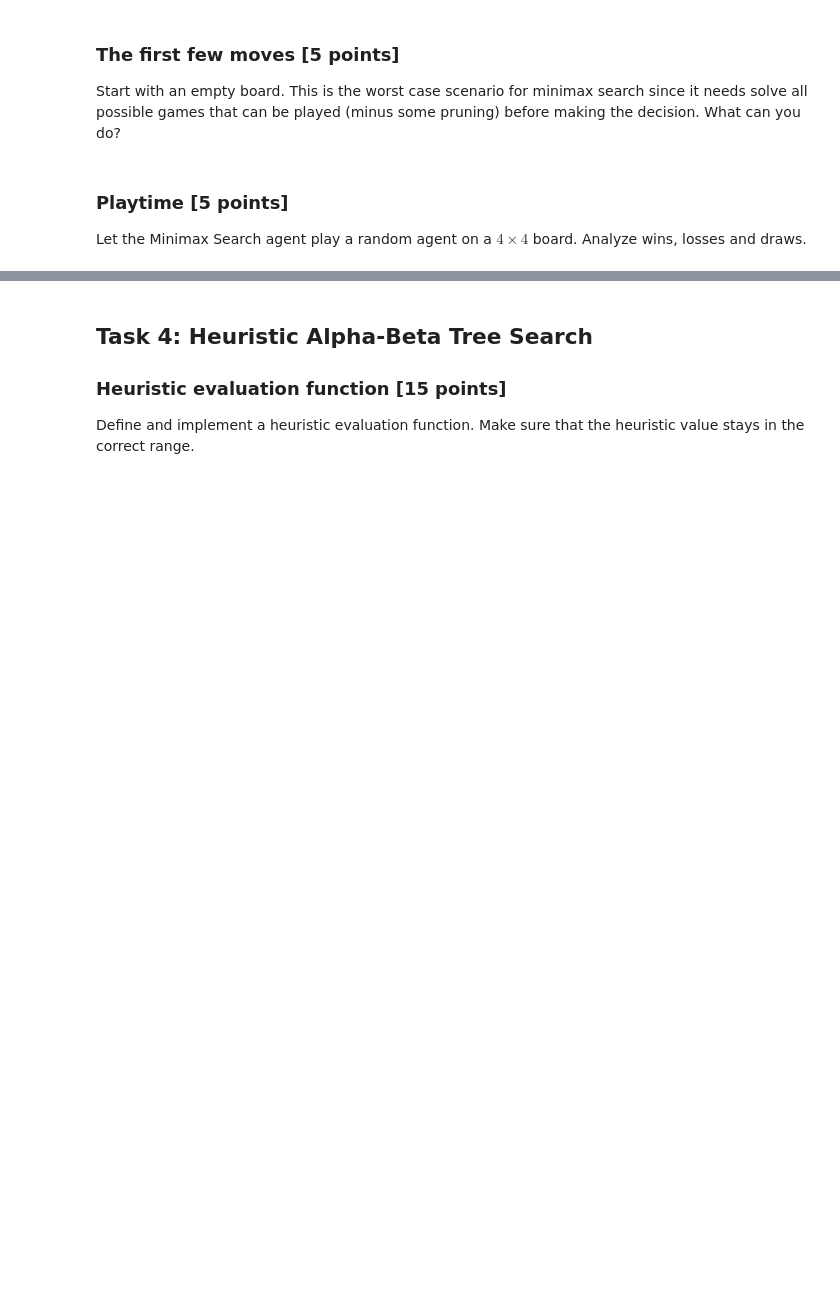
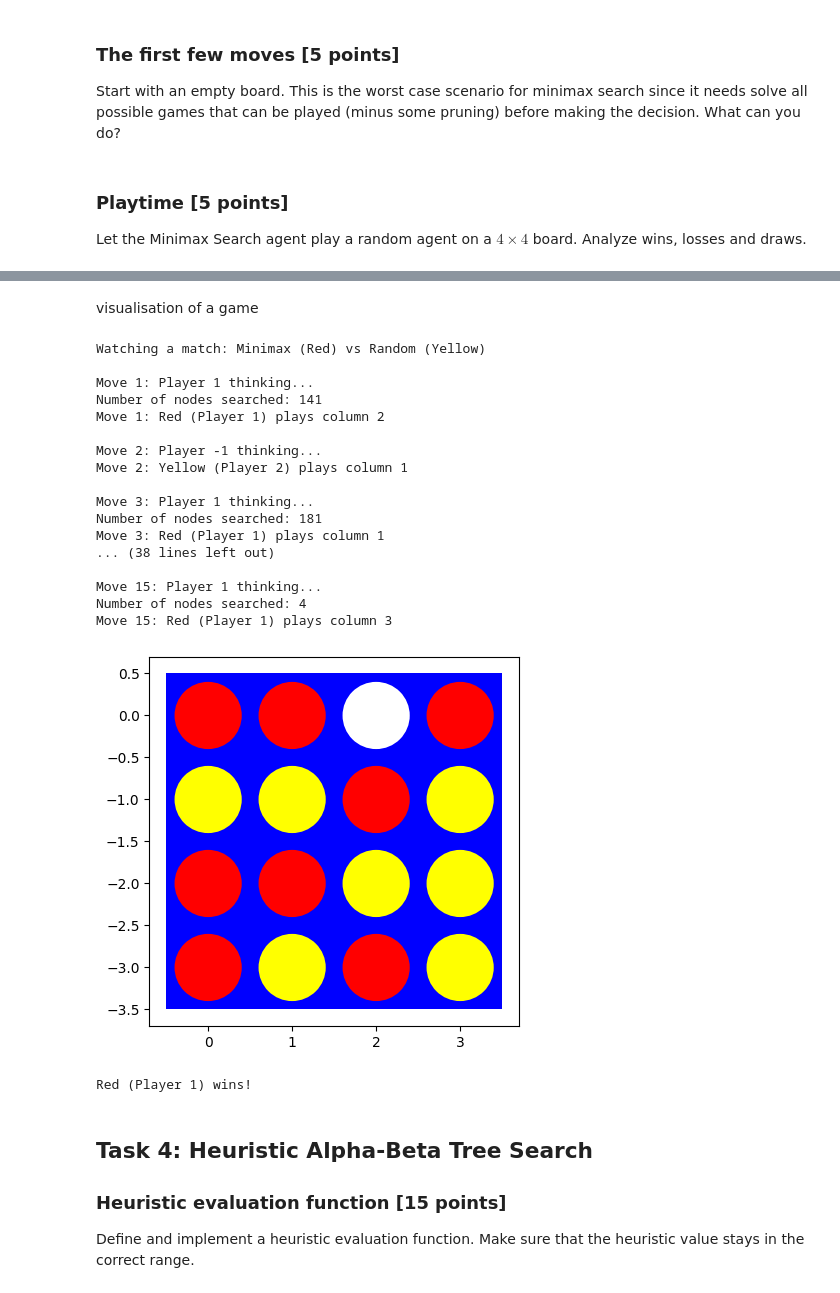
Before and after one commit to alonsogrj/Connect4_AI, a Jupyter notebook: assignment_connect4.ipynb, the cells around one changed output, grey strips where cells are left out. Saved outputs shown, nothing was run; the diff lists cells and outputs as text; code cells hidden in the pictures; blank space fills up the shorter version.

Commit message:
Updated Connect 4 implementation with game logic and AI

```diff
--- a/assignment_connect4.ipynb
+++ b/assignment_connect4.ipynb
@@ -165,3 +972,75 @@ Let the Minimax Search agent play a random agent on a $4 \times 4$ board. Analyz
+# %% [markdown]
+visualisation of a game
+# %%
+def watch_match(player1, player2, board_shape=(6, 7), delay=1.0):
+    import time
+
+    # Initialize the board
+    board = np.zeros(board_shape, dtype=int)
+
+
+    # Current player (1 for player1, -1 for player2)
+    current_player = 1
+    move_number = 1
+
+    # Game loop
+    while not terminal(board):
+        print(f"\nMove {move_number}: Player {current_player} thinking...")
+
+        # Get the current player's move
+        if current_player == 1:
+            action = player1(board, current_player)
+            player_name = "Red (Player 1)"
+        else:
+            action = player2(board, current_player)
+            player_name = "Yellow (Player 2)"
+
+        # Apply the move
+        board = result(board, current_player, action)
+
+        # Display the move and updated board
+        print(f"Move {move_number}: {player_name} plays column {action}")
+
+        # Switch players
+        current_player = -current_player
+        move_number += 1
+
+        # Add delay to make it easier to follow
+        time.sleep(delay)
+    visualize(board)
+    # Determine and announce the winner
+    if check_winner(board, 1):
+        print("\nRed (Player 1) wins!")
+    elif check_winner(board, -1):
+        print("\nYellow (Player 2) wins!")
+    else:
+        print("\nIt's a draw!")
+
+
+
+minimax_player = MinimaxPlayer(max_depth=4)
+print("Watching a match: Minimax (Red) vs Random (Yellow)")
+watch_match(minimax_player, random_player, board_shape=(4, 4), delay=0.0)
+# %% [output]
+Watching a match: Minimax (Red) vs Random (Yellow)
+
+Move 1: Player 1 thinking...
+Number of nodes searched: 141
+Move 1: Red (Player 1) plays column 2
+
+Move 2: Player -1 thinking...
+Move 2: Yellow (Player 2) plays column 1
+
+Move 3: Player 1 thinking...
+Number of nodes searched: 181
+Move 3: Red (Player 1) plays column 1
+... (38 lines left out)
+
+Move 15: Player 1 thinking...
+Number of nodes searched: 4
+Move 15: Red (Player 1) plays column 3
+[figure, added]
+Red (Player 1) wins!
 # %% [markdown]
 ## Task 4: Heuristic Alpha-Beta Tree Search
 
```
Also changed, not shown: parts of 40 cells of this notebook.
